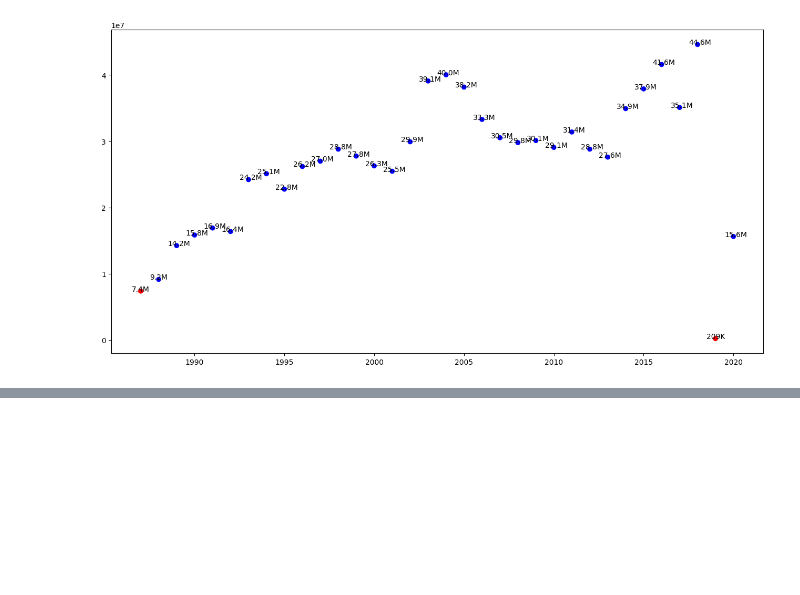
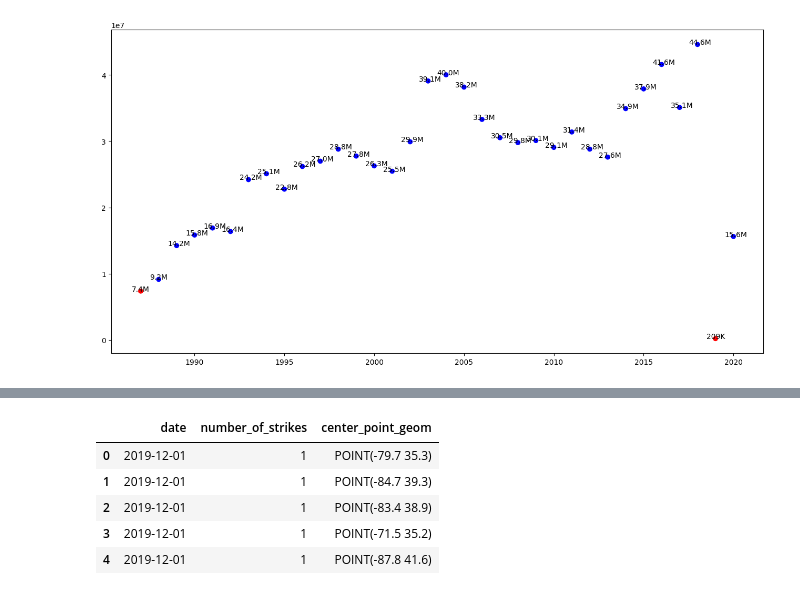
Before and after one commit to AfobCode/LearningPython, a Jupyter notebook: GoBeyondNumbers/eda_handling_outliers.ipynb, the cells around one changed output, grey strips where cells are left out. Cells and saved outputs as stored; diff of their text form; code cells hidden in the pictures; blank space fills up the shorter version.

```diff
--- a/GoBeyondNumbers/eda_handling_outliers.ipynb
+++ b/GoBeyondNumbers/eda_handling_outliers.ipynb
@@ -167,0 +173,10 @@ plt.show()
+# %%
+lightning_2019 = pd.read_csv("./Raw_data/eda_dataset_cleaning/Files/eda_outliers_dataset2.csv")
+lightning_2019.head()
+# %% [output]
+|  | date | number_of_strikes | center_point_geom |
+| 0 | 2019-12-01 | 1 | POINT(-79.7 35.3) |
+| 1 | 2019-12-01 | 1 | POINT(-84.7 39.3) |
+| 2 | 2019-12-01 | 1 | POINT(-83.4 38.9) |
+| 3 | 2019-12-01 | 1 | POINT(-71.5 35.2) |
+| 4 | 2019-12-01 | 1 | POINT(-87.8 41.6) |
```
Also changed, not shown: parts of 7 cells of this notebook, 1 other file.
